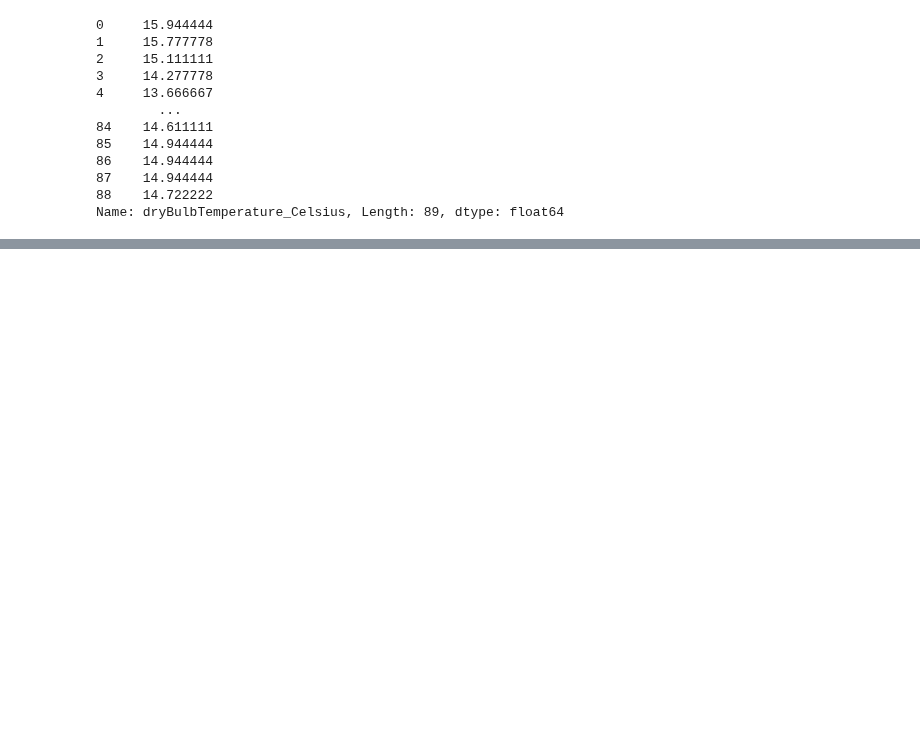
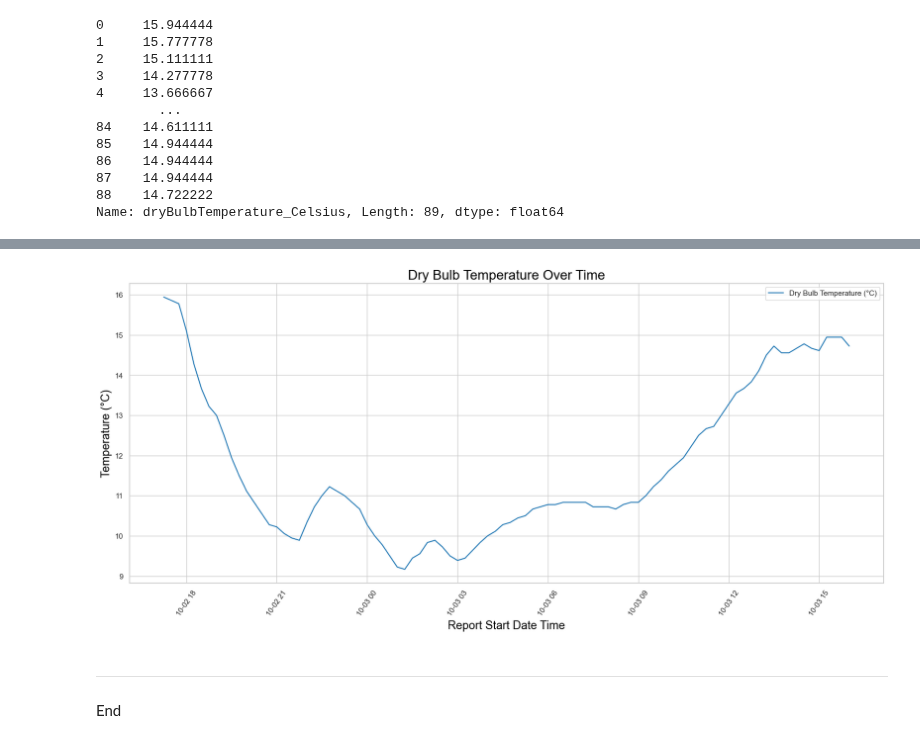
Before and after one commit to Jennyicano/PFDA, a Jupyter notebook: assignments/assignment2-weather.ipynb, the cells around one changed output, grey strips where cells are left out. Cells and saved outputs as stored; diff of their text form; code cells hidden in the pictures; blank space fills up the shorter version.

```diff
--- a/assignments/assignment2-weather.ipynb
+++ b/assignments/assignment2-weather.ipynb
@@ -74,0 +94,31 @@ plt.show()
+# %%
+sns.set(style="whitegrid")
+
+# Convert the 'reportStartDateTime' column to datetime format
+df['reportStartDateTime'] = pd.to_datetime(df['reportStartDateTime'], utc=True)
+
+# Convert from UTC to Irish Time (Europe/Dublin)
+df['reportStartDateTime'] = df['reportStartDateTime'].dt.tz_convert('Europe/Dublin')
+
+report_SDT = df['reportStartDateTime']
+temp_cels = df['dryBulbTemperature_Celsius']
+
+plt.figure(figsize=(20, 8))
+plt.plot(report_SDT, temp_cels, color='tab:blue', label='Dry Bulb Temperature (°C)')
+
+# Labeling the plot
+
+plt.title('Dry Bulb Temperature Over Time', fontsize=20, color='black')
+plt.xlabel('Report Start Date Time', fontsize=17, color='black')
+plt.ylabel('Temperature (°C)', fontsize=17, color='black')
+plt.xticks(rotation=55)
+plt.legend()
+
+# Show the plot
+plt.show()
+# %% [output]
+[figure, added]
+# %% [markdown]
+***********************
+
+End
```
Also changed, not shown: parts of 5 cells of this notebook, 4 other files.
